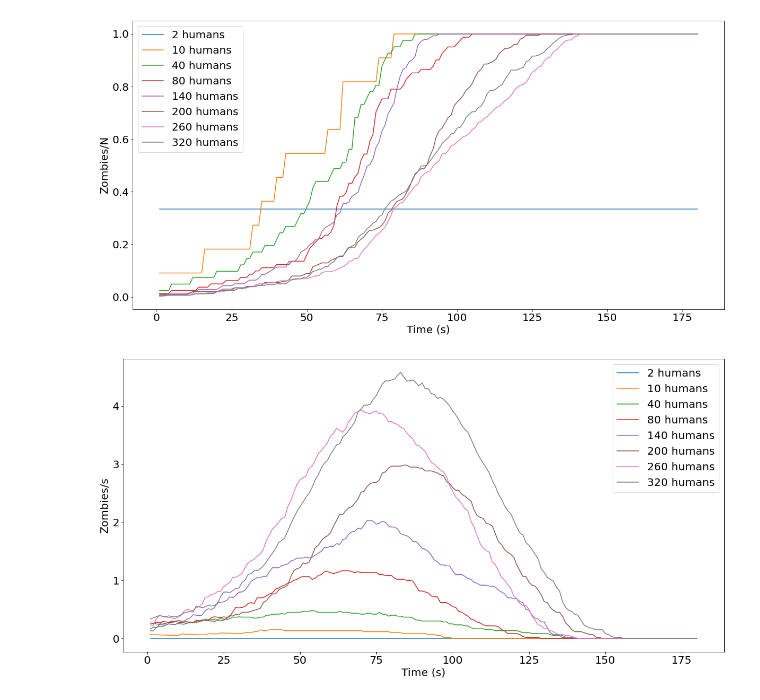
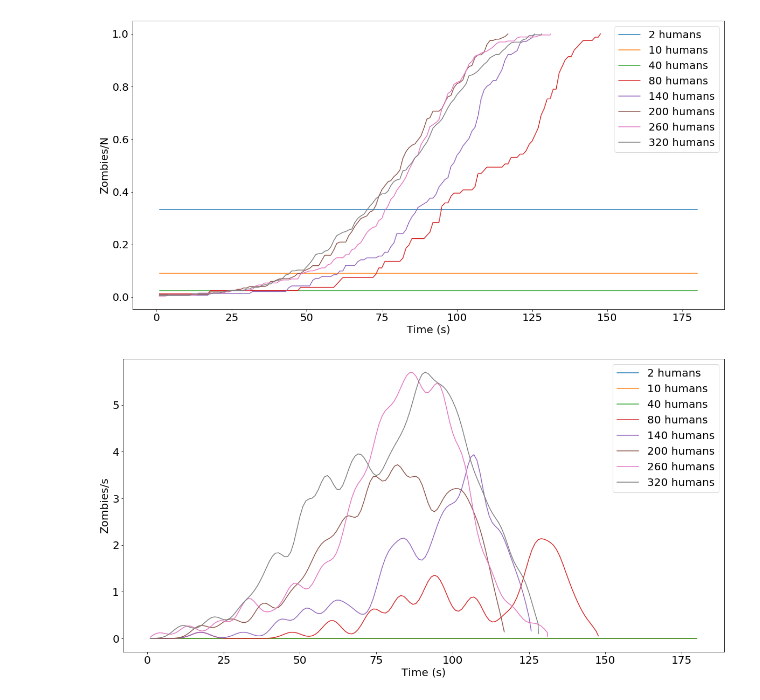
Before and after one commit to atormakh/SimulacionDeSistemas, a Jupyter notebook: Zombies/ej_b.ipynb, the cells around one changed output. Saved outputs shown, nothing was run; the diff lists cells and outputs as text; code cells hidden in the pictures.

```diff
--- a/Zombies/ej_b.ipynb
+++ b/Zombies/ej_b.ipynb
@@ -52,20 +46,22 @@ else:
             res_iterations[iteration] = res
         results_b[n] = res_iterations
 # %%
-iteration = 0
+iteration = 2
 for n in nh:
-    plt.plot(results_b[n][iteration]["time"], np.array(results_b[n][iteration]["zcount"])/(n+1), label=f"{n} humans")
+    y = np.array(results_b[n][iteration]["zcount"])/(n+1)
+    y = gaussian_filter(y, sigma=0)
+    plt.plot(results_b[n][iteration]["time"], y , label=f"{n} humans")
 plt.legend()
 plt.xlabel("Time (s)")
 plt.ylabel("Zombies/N")
 plt.show()
 # %% [output]
-[figure, old version]
+[figure, new version]
 # %%
-w=60/1
-iter = 1
+sigma = 3
+iter = 2
 for n in nh:
-    y = rolling_mean(np.diff(results_b[n][iter]["zcount"],prepend=1),w)
+    y = gaussian_filter(results_b[n][iter]["zcount"], sigma, order=1, mode='reflect')
     dt = results_b[n][iter]["time"][1] - results_b[n][iter]["time"][0]
     y = np.array(y)/dt
     plt.plot(results_b[n][iter]["time"], y, label=f"{n} humans")
@@ -74,7 +70,7 @@ plt.ylabel("Zombies/s")
 plt.xlabel("Time (s)")
 plt.show()
 # %% [output]
-[figure, old version]
+[figure, new version]
 # %%
 means = []
 errors = []
```
Also changed, not shown: parts of 4 cells of this notebook, 11 other files.
